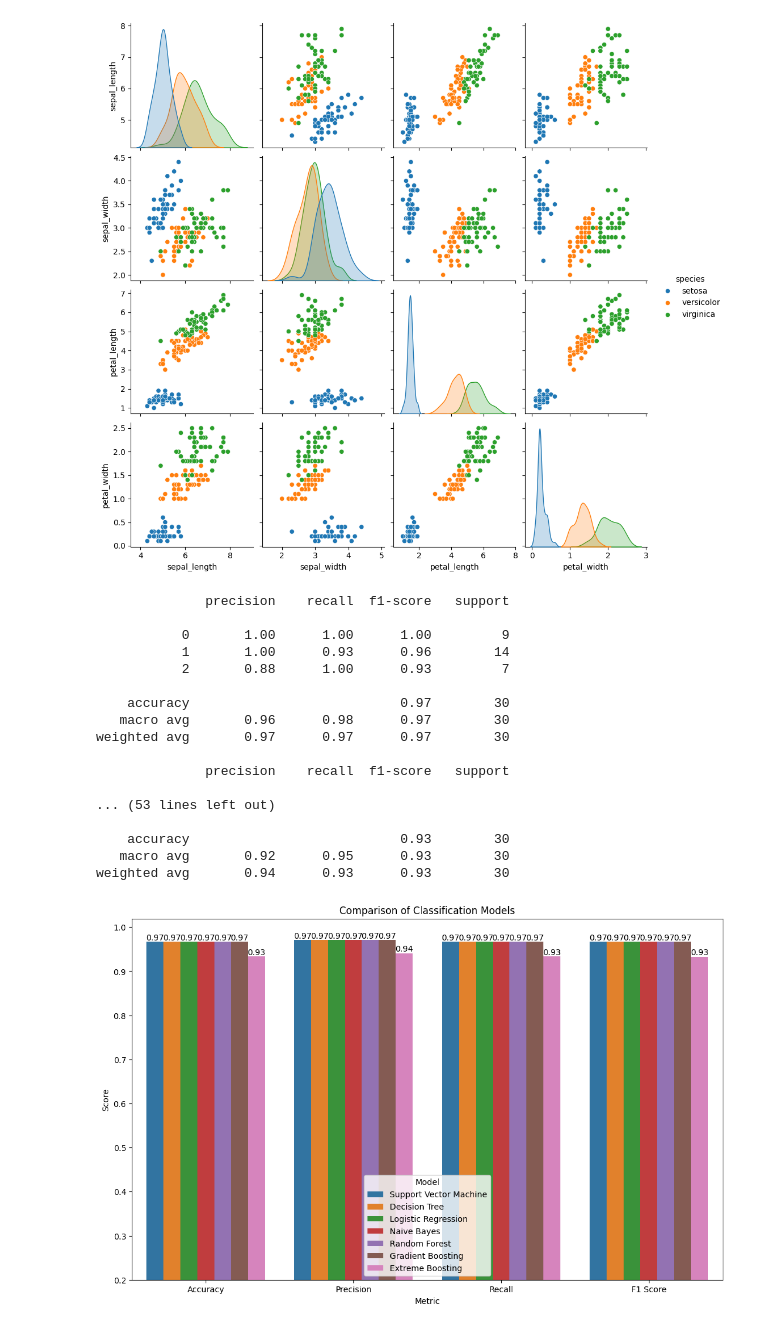
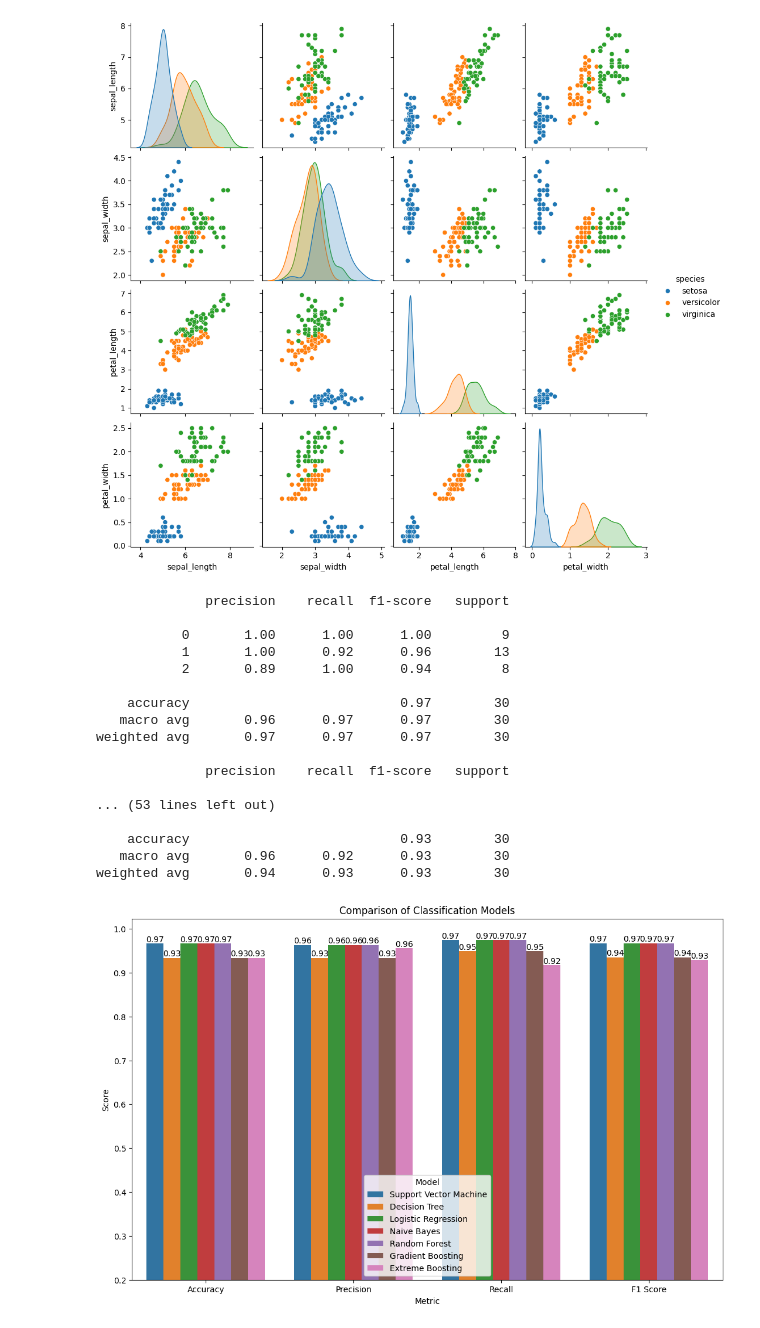
Before and after one commit to data-eater/python_practice_code, a Jupyter notebook: model_training_vsales_assign/multiclass_classification.ipynb, the cells around one changed output. Saved outputs shown, nothing was run; the diff lists cells and outputs as text; code cells hidden in the pictures.

```diff
--- a/model_training_vsales_assign/multiclass_classification.ipynb
+++ b/model_training_vsales_assign/multiclass_classification.ipynb
@@ -87,7 +87,7 @@ models = {
     'Decision Tree': tree.DecisionTreeClassifier(),
     'Logistic Regression':make_pipeline(StandardScaler(), LogisticRegression(max_iter=1000)),
     'Naive Bayes': GaussianNB(),
-    'Random Forest': make_pipeline(StandardScaler(), RandomForestClassifier(n_estimators=150)),
+    'Random Forest': RandomForestClassifier(n_estimators=150),
     'Gradient Boosting':GradientBoostingClassifier(n_estimators=100, learning_rate=0.01,max_depth=6, random_state=0),
     'Extreme Boosting':XGBClassifier(n_estimators=100, max_depth=6, learning_rate=0.01, objective='multi:softprob')
 }
@@ -107,9 +107,9 @@ for name, model in models.items():
     model.fit(X_train, y_train)
     y_pred = model.predict(X_test)
     accuracy = accuracy_score(y_test, y_pred)
-    precision = precision_score(y_test, y_pred,average='weighted')
-    recall = recall_score(y_test, y_pred,average='weighted')
-    f1 = f1_score(y_test, y_pred,average='weighted')
+    precision = precision_score(y_test, y_pred,average='macro')
+    recall = recall_score(y_test, y_pred,average='macro')
+    f1 = f1_score(y_test, y_pred,average='macro')
     print(classification_report(y_test, y_pred))
     # metrics['Confusion Matrix'].append(confusion_matrix(y_test, y_pred))
     metrics['Model'].append(name)
@@ -120,38 +120,38 @@ for name, model in models.items():
 
 
 metrics_df = pd.DataFrame(metrics)
 
 metrics_melted = metrics_df.melt(id_vars='Model', value_vars=['Accuracy', 'Precision','Recall','F1 Score'], var_name='Metric', value_name='Value')
 
 plt.figure(figsize=(13, 8))
 bars = sns.barplot(data=metrics_melted, x='Metric', y='Value', hue='Model')
 for container in bars.containers:
     plt.bar_label(container, fmt='%.2f', label_type='edge')
 plt.title('Comparison of Classification Models')
 plt.ylabel('Score')
 plt.xticks(rotation=0)
 plt.ylim(bottom=0.2)
 plt.legend(title='Model',loc='lower center')
 plt.show()
 # %% [output]
               precision    recall  f1-score   support
 
            0       1.00      1.00      1.00         9
-           1       1.00      0.93      0.96        14
-           2       0.88      1.00      0.93         7
+           1       1.00      0.92      0.96        13
+           2       0.89      1.00      0.94         8
 
     accuracy                           0.97        30
-   macro avg       0.96      0.98      0.97        30
+   macro avg       0.96      0.97      0.97        30
 weighted avg       0.97      0.97      0.97        30
 
               precision    recall  f1-score   support
 
 ... (53 lines left out)
 
     accuracy                           0.93        30
-   macro avg       0.92      0.95      0.93        30
+   macro avg       0.96      0.92      0.93        30
 weighted avg       0.94      0.93      0.93        30
-[figure, old version]
+[figure, new version]
 # %%
 metrics_df
 # %% [output]
```
Also changed, not shown: parts of 1 cell of this notebook, 1 other file.
